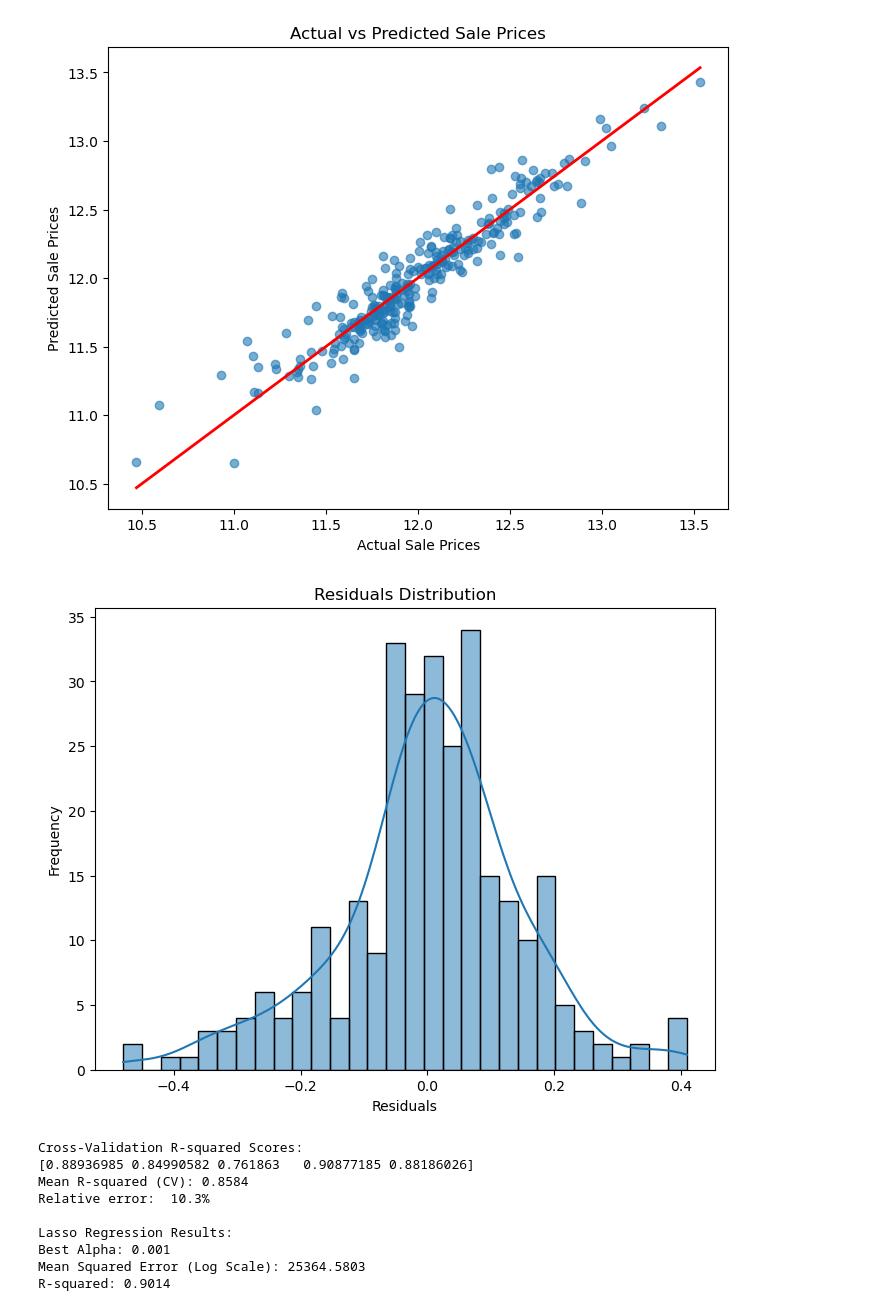
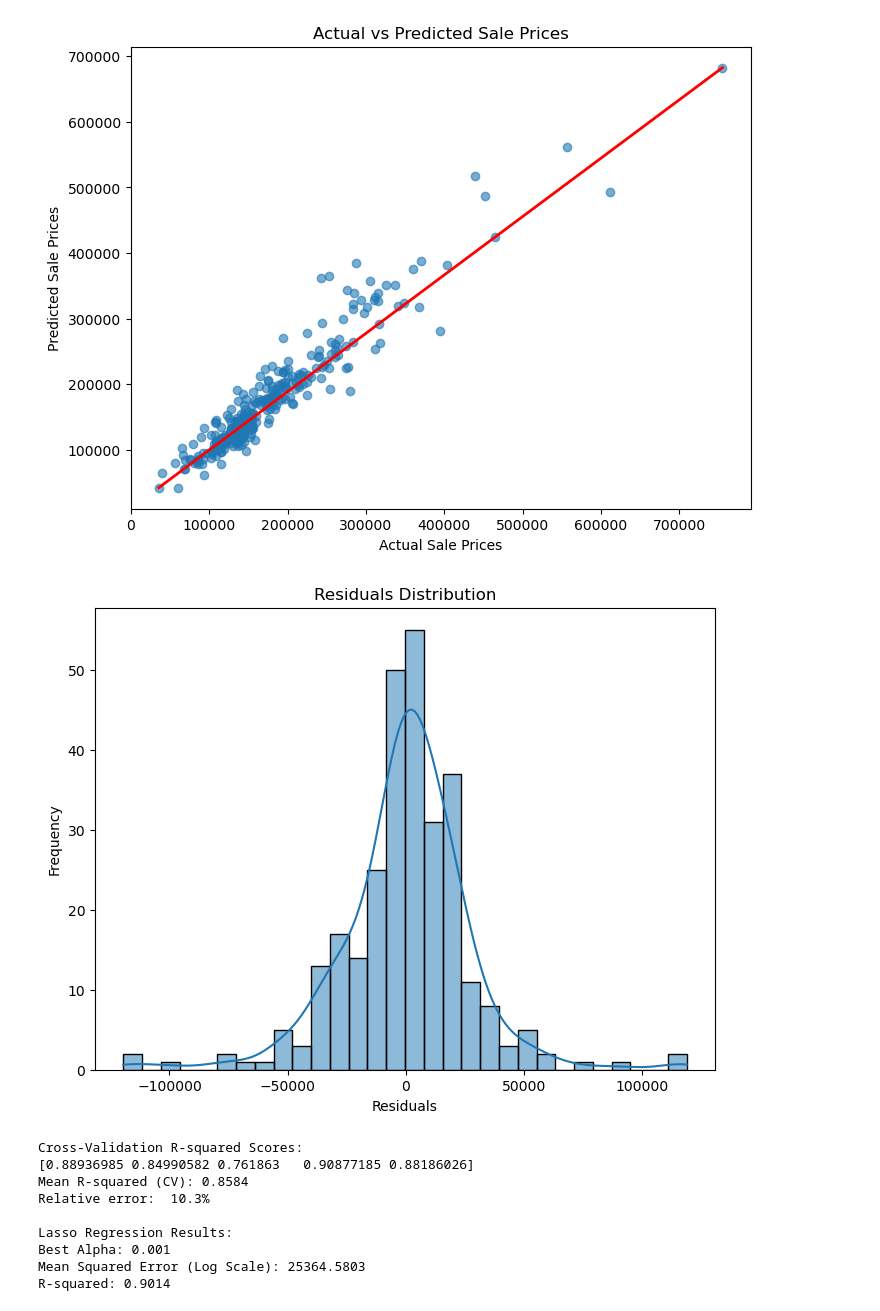
Before and after one commit to samyounes003/statisticsproject, a Jupyter notebook: idk.ipynb, the cells around one changed output. Cells and saved outputs as stored; diff of their text form; code cells hidden in the pictures.

Commit message:
fixed chart scales

```diff
--- a/idk.ipynb
+++ b/idk.ipynb
@@ -54,39 +54,39 @@ r2 = r2_score(ogytest, ogypred)
 print(f"Relative error:  {get_relative_error(ogytest, ogypred)}%")
 
 print(f"Mean Squared Error: {rmse:.4f}")
 print(f"R-squared: {r2:.4f}")
 
 # 4. Compare Predictions with Actual Prices
 plt.figure(figsize=(8, 6))
-plt.scatter(y_test, y_pred, alpha=0.6)
-plt.plot([y_test.min(), y_test.max()],
-         [y_test.min(), y_test.max()],
+plt.scatter(ogytest, ogypred, alpha=0.6)
+plt.plot([ogytest.min(), ogytest.max()],
+         [ogypred.min(), ogypred.max()],
          color='red', lw=2)  # 45-degree line
 plt.xlabel('Actual Sale Prices')
 plt.ylabel('Predicted Sale Prices')
 plt.title('Actual vs Predicted Sale Prices')
 plt.show()
 
 # 5. Residual Diagnostics
-residuals = y_test - y_pred
+residuals = ogytest - ogypred
 plt.figure(figsize=(8, 6))
 sns.histplot(residuals, kde=True, bins=30)
 plt.title('Residuals Distribution')
 plt.xlabel('Residuals')
 plt.ylabel('Frequency')
 plt.show()
 # %% [output]
 [214]
 [81]
 13.4335837499051
 
 Linear Regression Results:
 Intercept: 8.9447
 Relative error:  10.84%
 Mean Squared Error: 27387.3336
 R-squared: 0.9022
-[figure, old version]
+[figure, new version]
-[figure, old version]
+[figure, new version]
 # %%
 data = pd.read_csv('data/train.csv')
 data['PriceLogged'] = list(np.log(np.array(list(data.SalePrice)))) # log the price so it has a normal distribution
```
